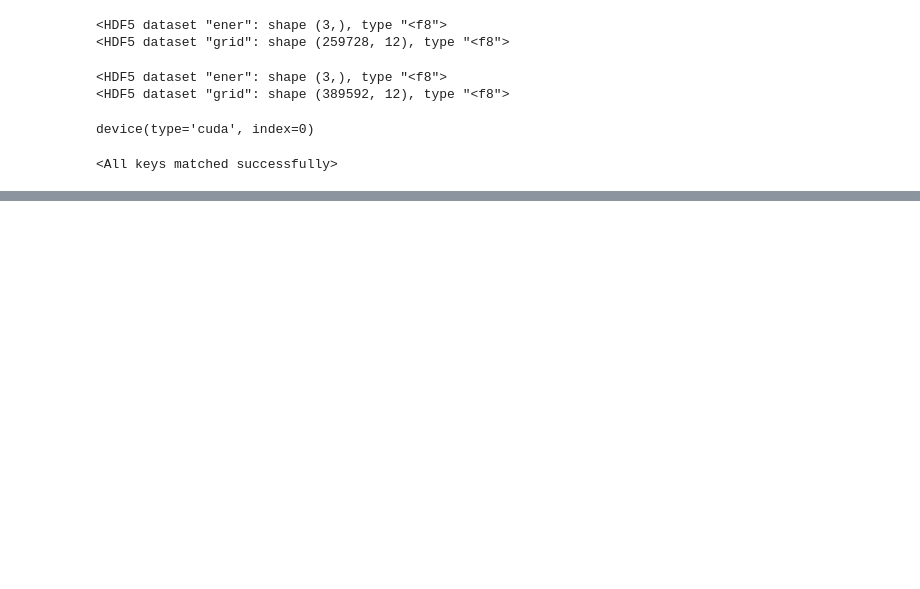
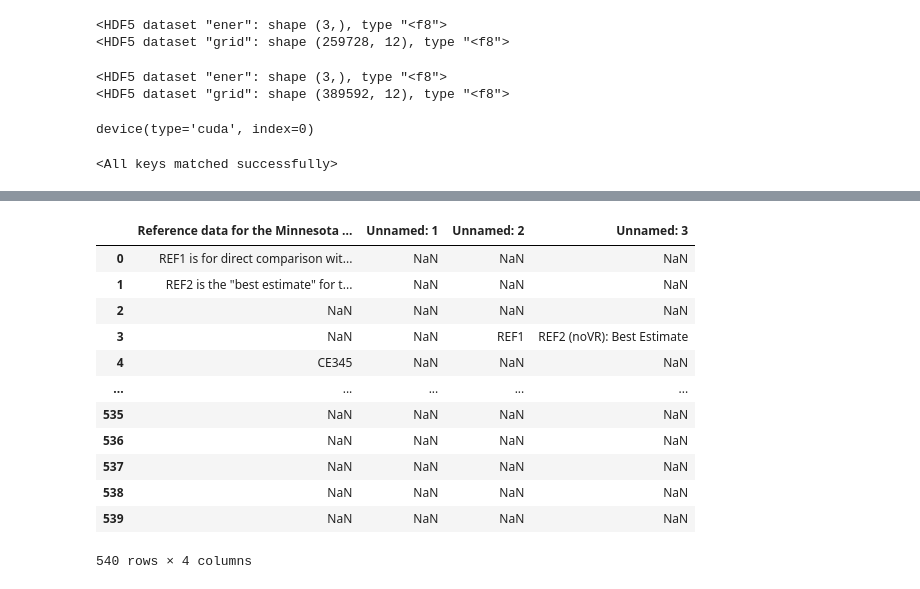
Before and after one commit to dzaripov/ML-parameterization-of-DFT-functionals, a Jupyter notebook: train.ipynb, the cells around one changed output, grey strips where cells are left out. Saved outputs shown, nothing was run; the diff lists cells and outputs as text; code cells hidden in the pictures; blank space fills up the shorter version.

```diff
--- a/train.ipynb
+++ b/train.ipynb
@@ -223,0 +674,18 @@ torch.save(model.state_dict(), 'predoptimized.param')
+# %%
+energies = pd.read_csv('Reference_data.csv')
+# %%
+energies
+# %% [output]
+|  | Reference data for the Minnesota ... | Unnamed: 1 | Unnamed: 2 | Unnamed: 3 |
+| 0 | REF1 is for direct comparison wit... | NaN | NaN | NaN |
+| 1 | REF2 is the "best estimate" for t... | NaN | NaN | NaN |
+| 2 | NaN | NaN | NaN | NaN |
+| 3 | NaN | NaN | REF1 | REF2 (noVR): Best Estimate |
+| 4 | CE345 | NaN | NaN | NaN |
+| ... | ... | ... | ... | ... |
+| 535 | NaN | NaN | NaN | NaN |
+| 536 | NaN | NaN | NaN | NaN |
+| 537 | NaN | NaN | NaN | NaN |
+| 538 | NaN | NaN | NaN | NaN |
+| 539 | NaN | NaN | NaN | NaN |
+540 rows × 4 columns
```
Also changed, not shown: parts of 47 cells of this notebook, 1 other file.
